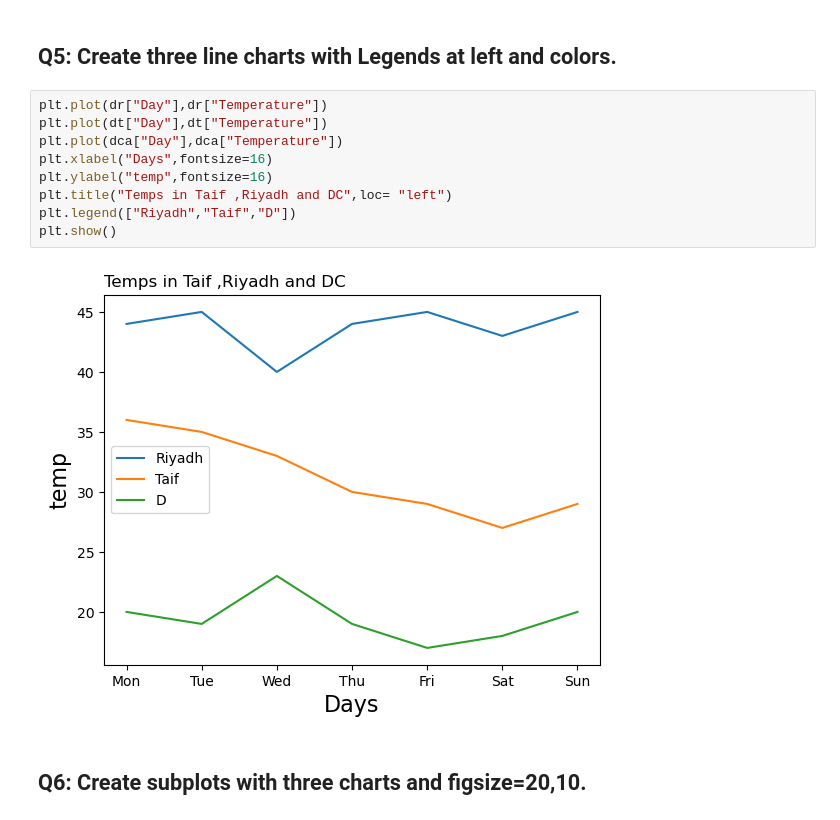
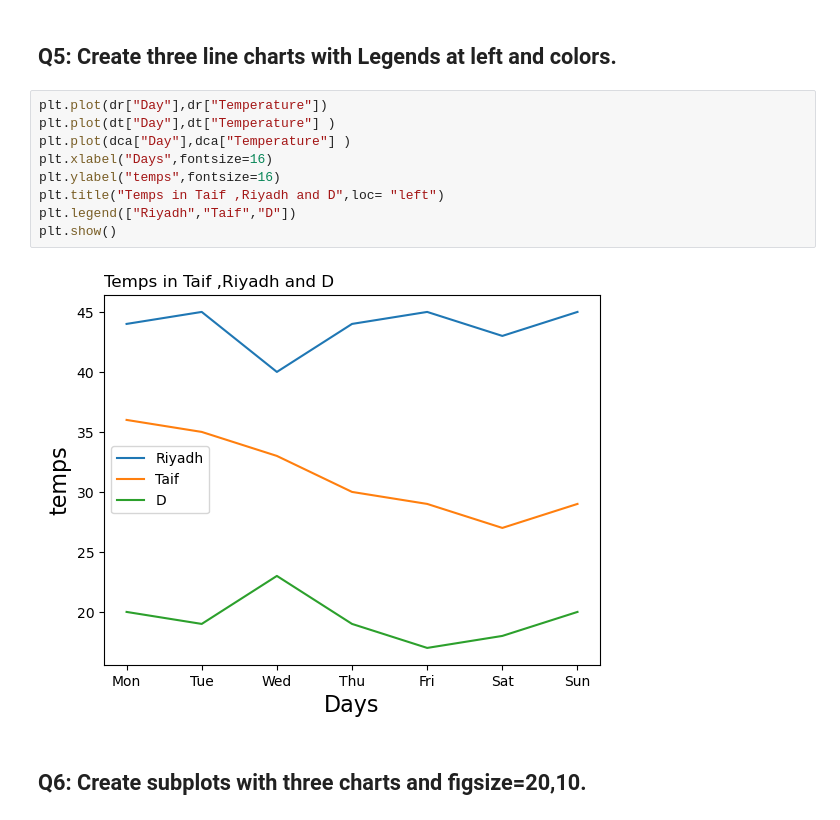
Before and after one commit to Tuwaiq-Data-Science-Bootcamp-V4/Matplotlib-Lab1, a Jupyter notebook: Matplotlib_Assignment1.ipynb, the cells around one changed output. Drawn from its saved outputs; the diff is of its cells as text.

```diff
--- a/Matplotlib_Assignment1.ipynb
+++ b/Matplotlib_Assignment1.ipynb
@@ -66,15 +67,15 @@ plt.show()
 ## Q5: Create three line charts with Legends at left and colors.
 # %%
 plt.plot(dr["Day"],dr["Temperature"])
-plt.plot(dt["Day"],dt["Temperature"])
-plt.plot(dca["Day"],dca["Temperature"])
+plt.plot(dt["Day"],dt["Temperature"] )
+plt.plot(dca["Day"],dca["Temperature"] )
 plt.xlabel("Days",fontsize=16)
-plt.ylabel("temp",fontsize=16)
-plt.title("Temps in Taif ,Riyadh and DC",loc= "left")
+plt.ylabel("temps",fontsize=16)
+plt.title("Temps in Taif ,Riyadh and D",loc= "left")
 plt.legend(["Riyadh","Taif","D"])
 plt.show()
 # %% [output]
-[figure, old version]
+[figure, new version]
 # %% [markdown]
 ## Q6: Create subplots with three charts and figsize=20,10.
 # %%
```
Also changed, not shown: parts of 3 cells of this notebook.
